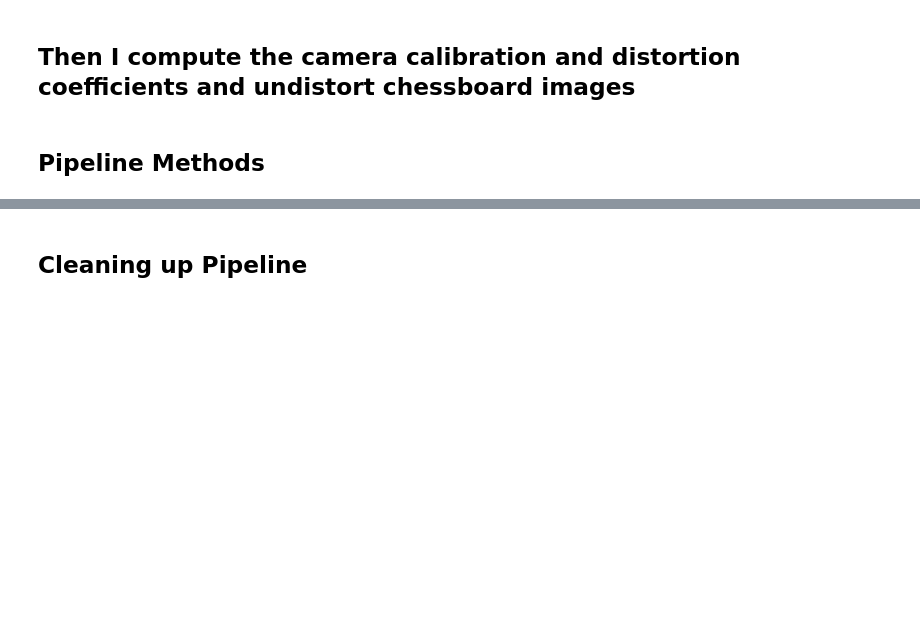
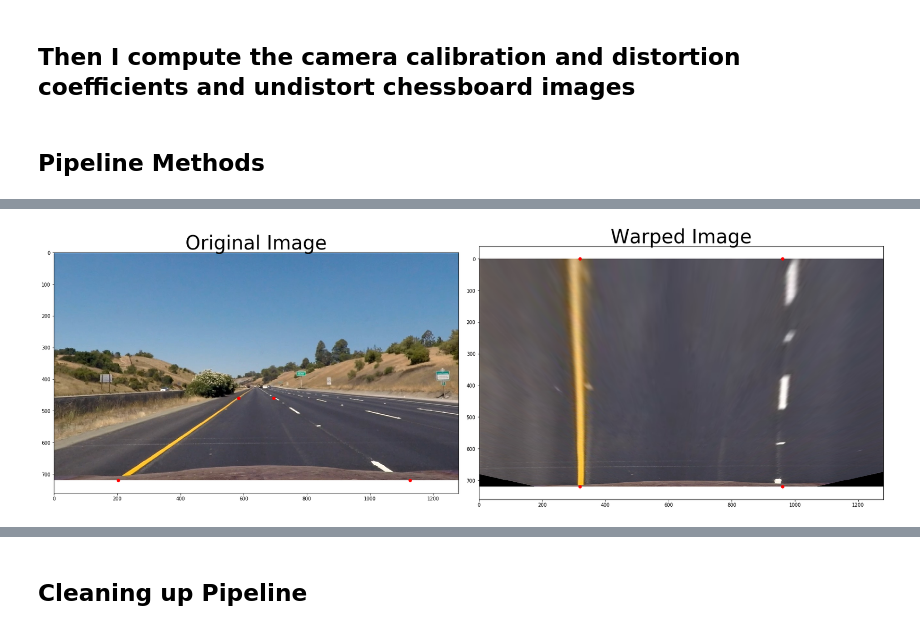
Before and after one commit to danrgonzalez/CarND-Advanced-Lane-Lines, a Jupyter notebook: P4.ipynb, the cells around one changed output, grey strips where cells are left out. Cells and saved outputs as stored; diff of their text form; code cells hidden in the pictures; blank space fills up the shorter version.

```diff
--- a/P4.ipynb
+++ b/P4.ipynb
@@ -179,6 +181,8 @@ def unwarp_image(undist_img):
     return unwarped
 # %%
 # test perspective transform
+img_size = (test_img1.shape[1], test_img1.shape[0])
+
 # four test source points
 src = [[(img_size[0] / 2) - 55, img_size[1] / 2 + 100],
     [((img_size[0] / 6) - 10), img_size[1]],
@@ -187,33 +191,35 @@ src = [[(img_size[0] / 2) - 55, img_size[1] / 2 + 100],
 
 # four test desired points
 dst =[[(img_size[0] / 4), 0],
     [(img_size[0] / 4), img_size[1]],
     [(img_size[0] * 3 / 4), img_size[1]],
     [(img_size[0] * 3 / 4), 0]]
 
 test_img2 = undistort_image(mpimg.imread('test_images/straight_lines1.jpg'), mtx, dist)
 img_size = (test_img2.shape[1], test_img2.shape[0])
 warped_img1 = warp_image(test_img2)
 
 # Plot the perspective transform result
 f, (ax1, ax2) = plt.subplots(1, 2, figsize=(24, 9))
 f.tight_layout()
 
 ax1.imshow(test_img2)
 ax1.scatter(src[0][0], src[0][1], c='r')
 ax1.scatter(src[1][0], src[1][1], c='r')
 ax1.scatter(src[2][0], src[2][1], c='r')
 ax1.scatter(src[3][0], src[3][1], c='r')
 ax1.set_title('Original Image', fontsize=40)
 
 ax2.imshow(warped_img1)
 ax2.scatter(dst[0][0], dst[0][1], c='r')
 ax2.scatter(dst[1][0], dst[1][1], c='r')
 ax2.scatter(dst[2][0], dst[2][1], c='r')
 ax2.scatter(dst[3][0], dst[3][1], c='r')
 ax2.set_title('Warped Image', fontsize=40)
 
 plt.subplots_adjust(left=0., right=1, top=0.9, bottom=0.)
+# %% [output]
+[figure, added]
 # %%
 # test unwarp image
 unwarped_img = unwarp_image(warped_img1)
```
Also changed, not shown: parts of 11 cells of this notebook.
